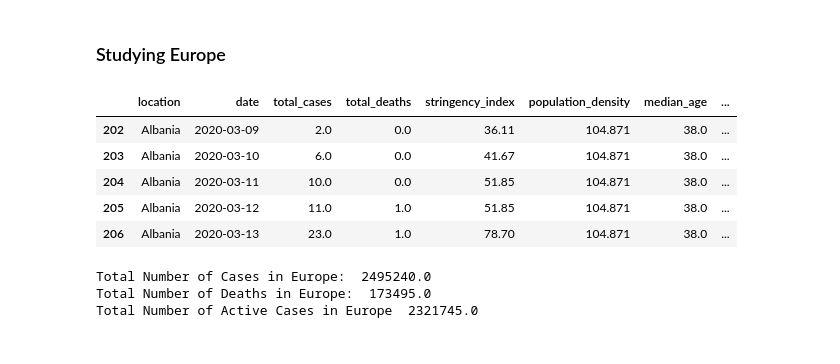
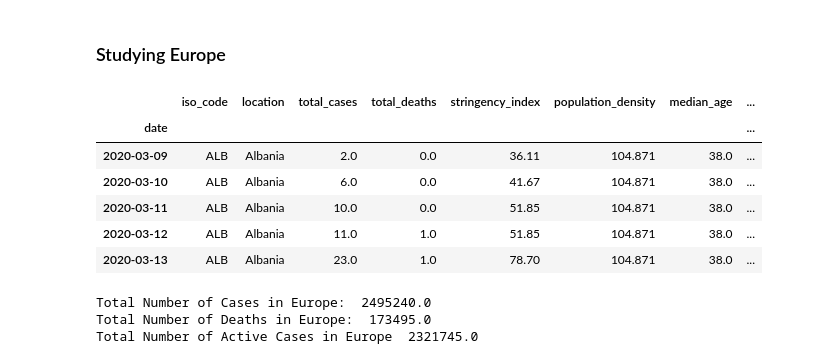
Before and after one commit to kamsingh11/Covid-19, a Jupyter notebook: COVID-19-Death Analysis.ipynb, the cells around one changed output. Saved outputs shown, nothing was run; the diff lists cells and outputs as text; code cells hidden in the pictures.

Commit message:
Update COVID-19-Death Analysis.ipynb
Updating and merging all the other files

```diff
--- a/COVID-19-Death Analysis.ipynb
+++ b/COVID-19-Death Analysis.ipynb
@@ -234,7 +261,6 @@ df.describe(include = 'O')
 Looking at the categorical variables. Some of the rows for iso_code has no values and corresponding continent also doesn't have any values. Also, the corresponding location has only "International" as the values. This means there is no way to track which location in these rows belongs to which continent and such. Therefore, we should remove these rows. There are only 64 such rows with no values in iso_code variables. Therefore, removing such a small data will not affect our model.
 # %%
 df = df.dropna(how='all', subset=['iso_code'])
-df.drop('iso_code', 1, inplace = True)
 # %% [markdown]
 #### Looking at shape of the new dataset
 
@@ -360,7 +379,0 @@ df1 = pd.DataFrame(data=imputer.transform(df[columns]) , columns=df[columns].col
-# %%
-df = df[['continent', 'location', 'date']]
-df['tmp'] = 1
-df1['tmp'] = 1
-
-df = pd.concat([df, df1], axis=1, join='inner')
-df = df.drop('tmp', axis=1)
@@ -372,3 +380,5 @@ See the caveats in the documentation: http://pandas.pydata.org/pandas-docs/stabl
+# %%
+df.drop(['extreme_poverty'], axis = 1, inplace = True)
 # %%
 df.head()
 # %% [output]
@@ -566,0 +586,3 @@ This heatmap shows the correlation between the different categories. This allows
+# %%
+df.drop(['aged_70_older'], axis = 1, inplace = True)
+df.dtypes
@@ -567,15 +607,16 @@ This heatmap shows the correlation between the different categories. This allows
 # %% [markdown]
 ### Studying Europe
 # %%
-df = df[df['continent'] == "Europe"]
-df = df.drop("continent", axis=1)
+df_eu = df[df['continent'] == "Europe"]
+df_eu = df_eu.drop("continent", axis=1)
 
-df.head()
+df_eu.head()
 # %% [output]
-|  | location | date | total_cases | total_deaths | stringency_index | population_density | median_age | ... |
-| 202 | Albania | 2020-03-09 | 2.0 | 0.0 | 36.11 | 104.871 | 38.0 | ... |
-| 203 | Albania | 2020-03-10 | 6.0 | 0.0 | 41.67 | 104.871 | 38.0 | ... |
-| 204 | Albania | 2020-03-11 | 10.0 | 0.0 | 51.85 | 104.871 | 38.0 | ... |
-| 205 | Albania | 2020-03-12 | 11.0 | 1.0 | 51.85 | 104.871 | 38.0 | ... |
-| 206 | Albania | 2020-03-13 | 23.0 | 1.0 | 78.70 | 104.871 | 38.0 | ... |
+|  | iso_code | location | total_cases | total_deaths | stringency_index | population_density | median_age | ... |
+| date |  |  |  |  |  |  |  | ... |
+| 2020-03-09 | ALB | Albania | 2.0 | 0.0 | 36.11 | 104.871 | 38.0 | ... |
+| 2020-03-10 | ALB | Albania | 6.0 | 0.0 | 41.67 | 104.871 | 38.0 | ... |
+| 2020-03-11 | ALB | Albania | 10.0 | 0.0 | 51.85 | 104.871 | 38.0 | ... |
+| 2020-03-12 | ALB | Albania | 11.0 | 1.0 | 51.85 | 104.871 | 38.0 | ... |
+| 2020-03-13 | ALB | Albania | 23.0 | 1.0 | 78.70 | 104.871 | 38.0 | ... |
 # %%
```
Also changed, not shown: parts of 54 cells of this notebook.
